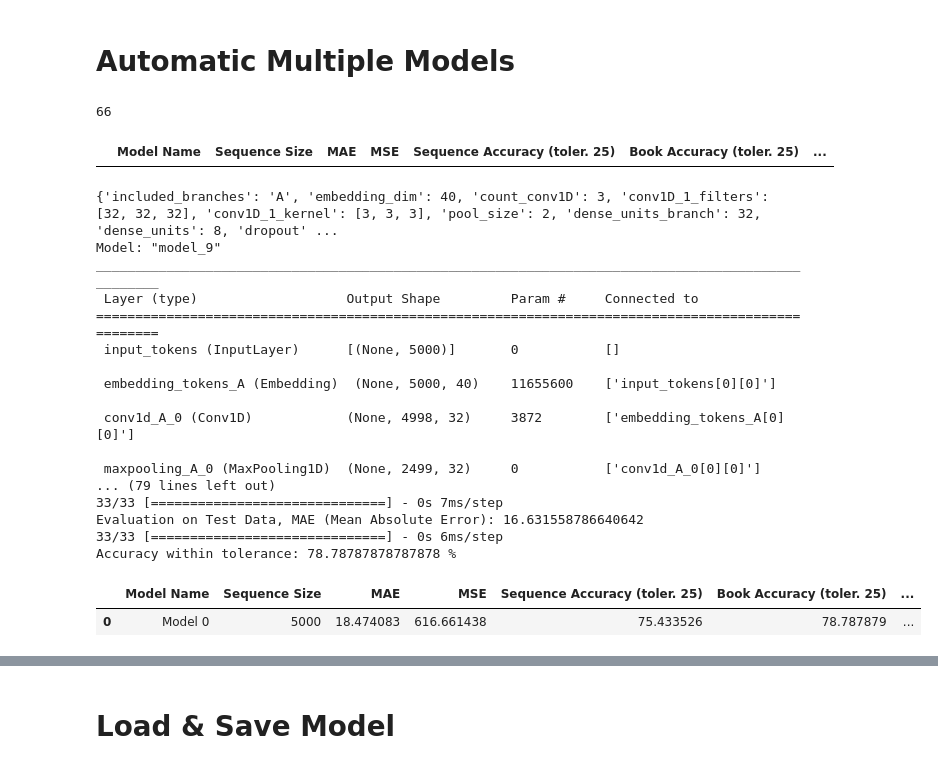
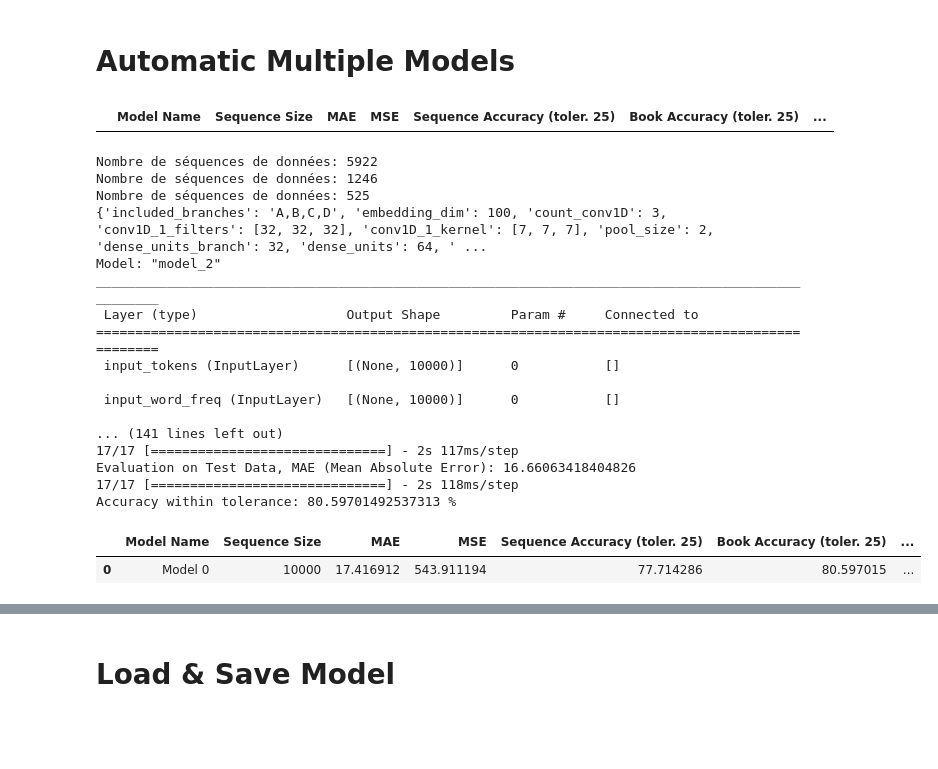
Before and after one commit to dorianGT/Text-Datation-With-CNN, a Jupyter notebook: Main_TER.ipynb, the cells around one changed output, grey strips where cells are left out. Saved outputs shown, nothing was run; the diff lists cells and outputs as text; code cells hidden in the pictures; blank space fills up the shorter version.

```diff
--- a/Main_TER.ipynb
+++ b/Main_TER.ipynb
@@ -396,6 +377,8 @@ print(first_100)
 {',': 1, '.': 2, 'de': 3, 'la': 4, 'et': 5, 'le': 6, 'à': 7, 'il': 8, 'l': 9, 'les': 10, 'un': 11, 'que': 12, 'd': 13, 'en': 14, 'je': 15, 'une': 16, 'elle': 17, 'des': 18, 'qui': 19, 'pas': 20, 'est' ...
 # %% [markdown]
 ### Training Data
+# %%
+year_min = 1750
 # %%
 # # Transformation de chaque texte dans train en séquence
 # sequences_trainA,sequences_trainB,sequences_trainC,sequences_trainD = tokenizer.tokenize(df_train["Text"].tolist())
@@ -995,10 +972,27 @@ def lr_schedule(epoch):
     return initial_lr * (drop_rate ** (epoch // epochs_drop))
 # %% [markdown]
 # Automatic Multiple Models
+# %%
+def divide_by_seq(df,max_len):
+    sequences_A = df["Sequence A"].to_list()
+    sequences_B = df["Sequence B"].to_list()
+    sequences_C = df["Sequence C"].to_list()
+    sequences_D = df["Sequence D"].to_list()
+
+    # Division des données en séquences de longueur maximale max_len
+    data_A,y,sequence_count_book = diviser_liste(sequences_A,df["Year"].to_list(), max_len)
+    data_B = diviser_liste2(sequences_B, max_len)
+    data_C = diviser_liste2(sequences_C, max_len)
+    data_D = diviser_liste2(sequences_D, max_len)
+
+    # Affichage de la longueur des données
+    print("Nombre de séquences de données:", len(data_A))
+
+    return [data_A,data_B,data_C,data_D],y,sequence_count_book
 # %%
 from keras.callbacks import ModelCheckpoint
 from keras.models import load_model
-def train_model(model_params,train,val):
+def train_model(model_params,train,y_train,val,y_val,max_len):
     utils.set_random_seed(420)
 
     # Création du modèle en utilisant l'architecture spécifiée
@@ -1051,7 +1045,7 @@ def add_data_to_csv(max_len,mae_test,loss_test,accuracy_within_tolerance_sequenc
     # Afficher les données mises à jour
     display(df_models)
 # %%
-def evaluate_model_loss_mae(model,test,y_test,train,val):
+def evaluate_model_loss_mae(model,test,y_test,train,y_train,val,y_val):
     # Évaluer le modèle sur les données de test
     print("Évaluation sur les données de test :")
     loss_test, mae_test,accuracy_test = model.evaluate(test, y_test)
@@ -1091,7 +1085,7 @@ def evaluate_model_sequence_accuracy(model,test,y_test):
     return accuracy_within_tolerance_sequence
 
 import statistics
-def evaluate_model_book_accuracy(model,test,y_test):
+def evaluate_model_book_accuracy(model,test,y_test,sequence_count_book_test):
 
     # Prédiction des dates
     y_pred = model.predict(test)
@@ -1331,18 +1325,10 @@ def create_csv_data(csv_name):
     df_models.to_csv(f'csv/{csv_name}.csv', index=False)
 
     display(df_models)
-# %%
-print(len(df_test))
-# %% [output]
-66
 # %%
 utils.set_random_seed(420)
 
-train = [data_trainA,data_trainB,data_trainC,data_trainD]
-val = [data_valA,data_valB,data_valC,data_valD]
-test = [data_testA,data_testB,data_testC,data_testD]
-
-date = "04_05_New_7"
+date = "08_05_tout"
 csv_path_model_params = 'csv/model_params.csv'
 df_model_params = pd.read_csv(csv_path_model_params)
 csv_results_name = f'csv_results_{date}'
@@ -1351,6 +1337,12 @@ create_csv_data(csv_results_name)
 ind = 0
 # Pour chaque ensemble de paramètres, entraînez le modèle
 for idx, row in df_model_params.iterrows():
+    max_len = int(row['max_len'])
+
+    train,y_train,sequence_count_book_train = divide_by_seq(df_train,max_len)
+    val,y_val,sequence_count_book_val = divide_by_seq(df_val,max_len)
+    test,y_test,sequence_count_book_test = divide_by_seq(df_test,max_len)
+
     # Créez le dictionnaire des paramètres à partir de la ligne de CSV
     params = {
         'included_branches': row['included_branches'],
@@ -1367,12 +1359,12 @@ for idx, row in df_model_params.iterrows():
     print(params)
 
     # Entraîner le modèle
-    model, history = train_model(params, train, val)
+    model, history = train_model(params,train,y_train,val,y_val,max_len)
 
     #Evaluer le modèle
-    loss_test, mae_test,loss_train, mae_train,loss_val, mae_val = evaluate_model_loss_mae(model,test,y_test,train,val)
+    loss_test, mae_test,loss_train, mae_train,loss_val, mae_val = evaluate_model_loss_mae(model,test,y_test,train,y_train,val,y_val)
     accuracy_within_tolerance_sequence = evaluate_model_sequence_accuracy(model,test,y_test)
-    accuracy_within_tolerance_book,predicted_book_date,true_book_date = evaluate_model_book_accuracy(model,test,y_test)
+    accuracy_within_tolerance_book,predicted_book_date,true_book_date = evaluate_model_book_accuracy(model,test,y_test,sequence_count_book_test)
 
     model_name = "Model "+str(ind)
     save_dir = f'automatic_save/{date}/{model_name}'
@@ -1387,43 +1379,43 @@ for idx, row in df_model_params.iterrows():
     seq_book = pd.DataFrame({'Predicted': predicted_book_date})
 
     df_to_save['Predicted'] = seq_book['Predicted']
     # Calculer l'écart entre les valeurs réelles et prédictes
     df_to_save['Difference'] = df_to_save['Year'] - df_to_save['Predicted']
 
     df_to_save.to_csv(f'{save_dir}/df_test.csv', index=False)
 
     add_data_to_csv(max_len,mae_test,loss_test,accuracy_within_tolerance_sequence,accuracy_within_tolerance_book,
                         params,model_name,csv_results_name)
 
     #Sauvegarder le modèle complet au format HDF5
     model.save(f'{save_dir}/model.h5')
 
     with open(f'{save_dir}/history.json', 'wb') as file_pi:
         pickle.dump(history.history, file_pi)
 
     save_model_plot(history,model,test,y_test,save_dir,predicted_book_date,true_book_date,df_to_save)
 
     plot_model(model, show_shapes=True, to_file=f'{save_dir}/architecture.png')
 
     ind+=1
 # %% [output]
 |  | Model Name | Sequence Size | MAE | MSE | Sequence Accuracy (toler. 25) | Book Accuracy (toler. 25) | ... |
-{'included_branches': 'A', 'embedding_dim': 40, 'count_conv1D': 3, 'conv1D_1_filters': [32, 32, 32], 'conv1D_1_kernel': [3, 3, 3], 'pool_size': 2, 'dense_units_branch': 32, 'dense_units': 8, 'dropout' ...
-Model: "model_9"
+Nombre de séquences de données: 5922
+Nombre de séquences de données: 1246
+Nombre de séquences de données: 525
+{'included_branches': 'A,B,C,D', 'embedding_dim': 100, 'count_conv1D': 3, 'conv1D_1_filters': [32, 32, 32], 'conv1D_1_kernel': [7, 7, 7], 'pool_size': 2, 'dense_units_branch': 32, 'dense_units': 64, ' ...
+Model: "model_2"
 __________________________________________________________________________________________________
  Layer (type)                   Output Shape         Param #     Connected to
 ==================================================================================================
- input_tokens (InputLayer)      [(None, 5000)]       0           []
+ input_tokens (InputLayer)      [(None, 10000)]      0           []
 
- embedding_tokens_A (Embedding)  (None, 5000, 40)    11655600    ['input_tokens[0][0]']
+ input_word_freq (InputLayer)   [(None, 10000)]      0           []
 
- conv1d_A_0 (Conv1D)            (None, 4998, 32)     3872        ['embedding_tokens_A[0][0]']
-
- maxpooling_A_0 (MaxPooling1D)  (None, 2499, 32)     0           ['conv1d_A_0[0][0]']
-... (79 lines left out)
-33/33 [==============================] - 0s 7ms/step
-Evaluation on Test Data, MAE (Mean Absolute Error): 16.631558786640642
-33/33 [==============================] - 0s 6ms/step
-Accuracy within tolerance: 78.78787878787878 %
+... (141 lines left out)
+17/17 [==============================] - 2s 117ms/step
+Evaluation on Test Data, MAE (Mean Absolute Error): 16.66063418404826
+17/17 [==============================] - 2s 118ms/step
+Accuracy within tolerance: 80.59701492537313 %
 |  | Model Name | Sequence Size | MAE | MSE | Sequence Accuracy (toler. 25) | Book Accuracy (toler. 25) | ... |
-| 0 | Model 0 | 5000 | 18.474083 | 616.661438 | 75.433526 | 78.787879 | ... |
+| 0 | Model 0 | 10000 | 17.416912 | 543.911194 | 77.714286 | 80.597015 | ... |
```
Also changed, not shown: parts of 22 cells of this notebook, 13 other files.
